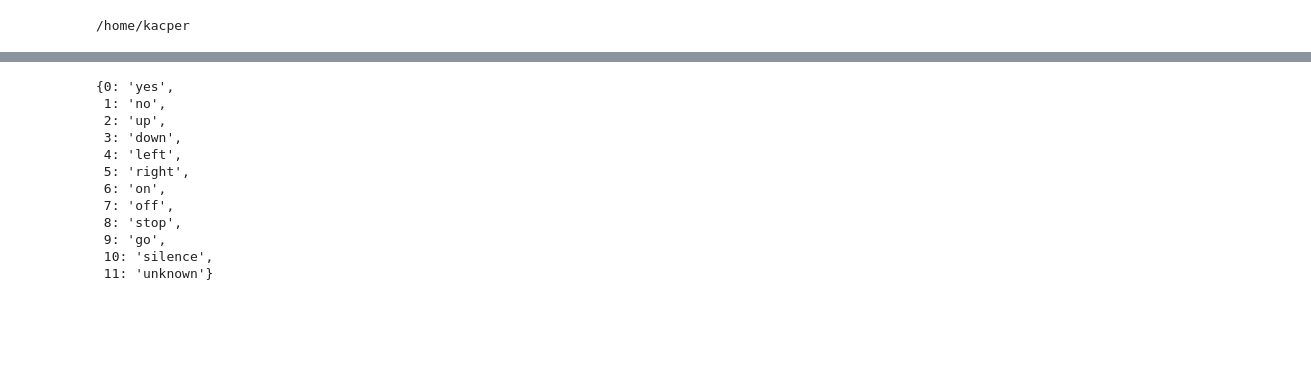
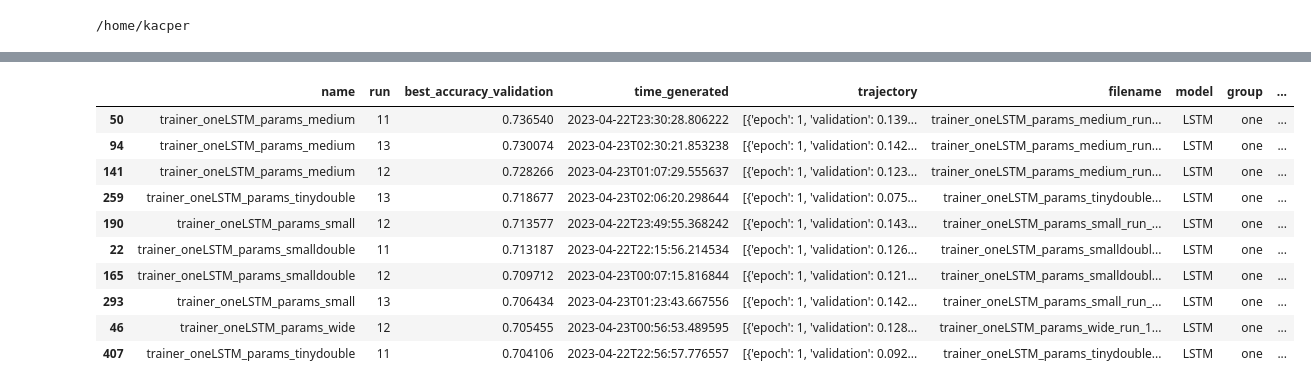
Before and after one commit to jakfol1217/DeepLearning, a Jupyter notebook: Project2/Final models.ipynb, the cells around one changed output, grey strips where cells are left out. Cells and saved outputs as stored; diff of their text form; code cells hidden in the pictures; blank space fills up the shorter version.

Commit message:
dual and extra trained models

```diff
--- a/Project2/Final models.ipynb
+++ b/Project2/Final models.ipynb
@@ -187,22 +144,39 @@ df
 # %%
-rev_name_dictionary = {
-    v: k
-    for k, v in name_dict.items()
-}
-rev_name_dictionary[11] = "unknown"
-rev_name_dictionary
+def comittee_eval(models_df, file):
+
+    test = load_test_dataloader(bs=1000)
+    df = pd.DataFrame()
+    df["fname"] = test.dataset.data["file"].apply(lambda x: x.split("/")[4])
+
+    for model_filename in models_df["model_filename"]:
+        df[model_filename] = load_and_eval_model(model_filename, test)
+
+    from collections import Counter
+    df["label"] = [
+        Counter(df.iloc[i,1:]).most_common()[0][0]
+        for i in range(158538)
+    ]
+    rev_name_dictionary = {
+        v: k
+        for k, v in name_dict.items()
+    }
+    rev_name_dictionary[11] = "unknown"
+    rev_name_dictionary
+    df["label"] = [rev_name_dictionary[result] for result in df["label"]]
+    df[["fname", "label"]].to_csv(file, index=False)
+    return df
-# %% [output]
-{0: 'yes',
- 1: 'no',
- 2: 'up',
- 3: 'down',
- 4: 'left',
- 5: 'right',
- 6: 'on',
- 7: 'off',
- 8: 'stop',
- 9: 'go',
- 10: 'silence',
- 11: 'unknown'}
 # %%
-df["label"] = [rev_name_dictionary[result] for result in df["label"]]
+top10_models = res_df[res_df["group"] == "one"].sort_values("best_accuracy_validation", ascending=False).head(10)
+top10_models
+# %% [output]
+|  | name | run | best_accuracy_validation | time_generated | trajectory | filename | model | group | ... |
+| 50 | trainer_oneLSTM_params_medium | 11 | 0.736540 | 2023-04-22T23:30:28.806222 | [{'epoch': 1, 'validation': 0.139... | trainer_oneLSTM_params_medium_run... | LSTM | one | ... |
+| 94 | trainer_oneLSTM_params_medium | 13 | 0.730074 | 2023-04-23T02:30:21.853238 | [{'epoch': 1, 'validation': 0.142... | trainer_oneLSTM_params_medium_run... | LSTM | one | ... |
+| 141 | trainer_oneLSTM_params_medium | 12 | 0.728266 | 2023-04-23T01:07:29.555637 | [{'epoch': 1, 'validation': 0.123... | trainer_oneLSTM_params_medium_run... | LSTM | one | ... |
+| 259 | trainer_oneLSTM_params_tinydouble | 13 | 0.718677 | 2023-04-23T02:06:20.298644 | [{'epoch': 1, 'validation': 0.075... | trainer_oneLSTM_params_tinydouble... | LSTM | one | ... |
+| 190 | trainer_oneLSTM_params_small | 12 | 0.713577 | 2023-04-22T23:49:55.368242 | [{'epoch': 1, 'validation': 0.143... | trainer_oneLSTM_params_small_run_... | LSTM | one | ... |
+| 22 | trainer_oneLSTM_params_smalldouble | 11 | 0.713187 | 2023-04-22T22:15:56.214534 | [{'epoch': 1, 'validation': 0.126... | trainer_oneLSTM_params_smalldoubl... | LSTM | one | ... |
+| 165 | trainer_oneLSTM_params_smalldouble | 12 | 0.709712 | 2023-04-23T00:07:15.816844 | [{'epoch': 1, 'validation': 0.121... | trainer_oneLSTM_params_smalldoubl... | LSTM | one | ... |
+| 293 | trainer_oneLSTM_params_small | 13 | 0.706434 | 2023-04-23T01:23:43.667556 | [{'epoch': 1, 'validation': 0.142... | trainer_oneLSTM_params_small_run_... | LSTM | one | ... |
+| 46 | trainer_oneLSTM_params_wide | 12 | 0.705455 | 2023-04-23T00:56:53.489595 | [{'epoch': 1, 'validation': 0.128... | trainer_oneLSTM_params_wide_run_1... | LSTM | one | ... |
+| 407 | trainer_oneLSTM_params_tinydouble | 11 | 0.704106 | 2023-04-22T22:56:57.776557 | [{'epoch': 1, 'validation': 0.092... | trainer_oneLSTM_params_tinydouble... | LSTM | one | ... |
```
Also changed, not shown: parts of 11 cells of this notebook.
